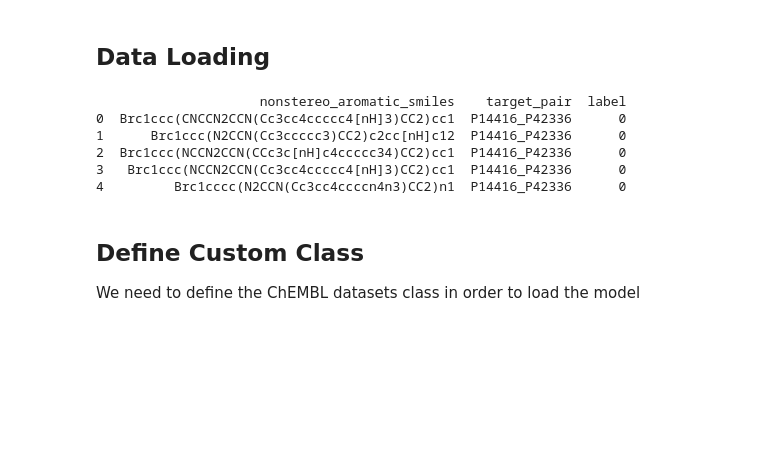
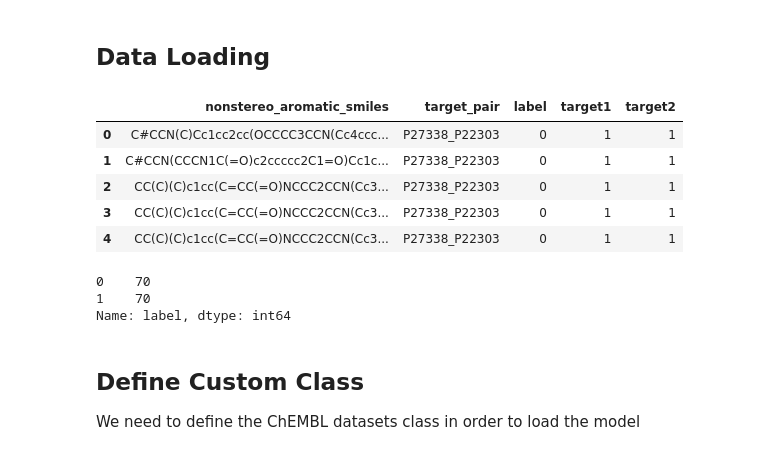
Before and after one commit to AndMastro/EdgeSHAPer, a Jupyter notebook: src/single_target_classification_and_GNNExplainer.ipynb, the cells around one changed output. Drawn from its saved outputs; the diff is of its cells as text; code cells hidden in the pictures; blank space fills up the shorter version.

```diff
--- a/src/single_target_classification_and_GNNExplainer.ipynb
+++ b/src/single_target_classification_and_GNNExplainer.ipynb
@@ -19,18 +21,22 @@ from tqdm.notebook import tqdm
 ## Data Loading
 # %%
 DATASET_TYPE = "single" #"single"
-DATASET_NAME = "chembl29_predicting_target_P14416_P42336_target_2_vs_random_cpds"
+DATASET_NAME = "chembl29_dt_cpds_P27338_P22303_balanced"
 CSV_DATA_PATH = "../data/"+ DATASET_NAME + ".csv"
 
 smiles_df = pd.read_csv(CSV_DATA_PATH, sep = ",")
-print(smiles_df.head())
+display(smiles_df.head())
+print(smiles_df["label"].value_counts())
 # %% [output]
+|  | nonstereo_aromatic_smiles | target_pair | label | target1 | target2 |
+| 0 | C#CCN(C)Cc1cc2cc(OCCCC3CCN(Cc4ccc... | P27338_P22303 | 0 | 1 | 1 |
+| 1 | C#CCN(CCCN1C(=O)c2ccccc2C1=O)Cc1c... | P27338_P22303 | 0 | 1 | 1 |
+| 2 | CC(C)(C)c1cc(C=CC(=O)NCCC2CCN(Cc3... | P27338_P22303 | 0 | 1 | 1 |
+| 3 | CC(C)(C)c1cc(C=CC(=O)NCCC2CCN(Cc3... | P27338_P22303 | 0 | 1 | 1 |
+| 4 | CC(C)(C)c1cc(C=CC(=O)NCCC2CCN(Cc3... | P27338_P22303 | 0 | 1 | 1 |
-                     nonstereo_aromatic_smiles    target_pair  label
-0  Brc1ccc(CNCCN2CCN(Cc3cc4ccccc4[nH]3)CC2)cc1  P14416_P42336      0
-1      Brc1ccc(N2CCN(Cc3ccccc3)CC2)c2cc[nH]c12  P14416_P42336      0
-2  Brc1ccc(NCCN2CCN(CCc3c[nH]c4ccccc34)CC2)cc1  P14416_P42336      0
-3   Brc1ccc(NCCN2CCN(Cc3cc4ccccc4[nH]3)CC2)cc1  P14416_P42336      0
-4         Brc1cccc(N2CCN(Cc3cc4ccccn4n3)CC2)n1  P14416_P42336      0
+0    70
+1    70
+Name: label, dtype: int64
 # %% [markdown]
 ## Define Custom Class
 We need to define the ChEMBL datasets class in order to load the model
```
Also changed, not shown: parts of 8 cells of this notebook, 53 other files.
